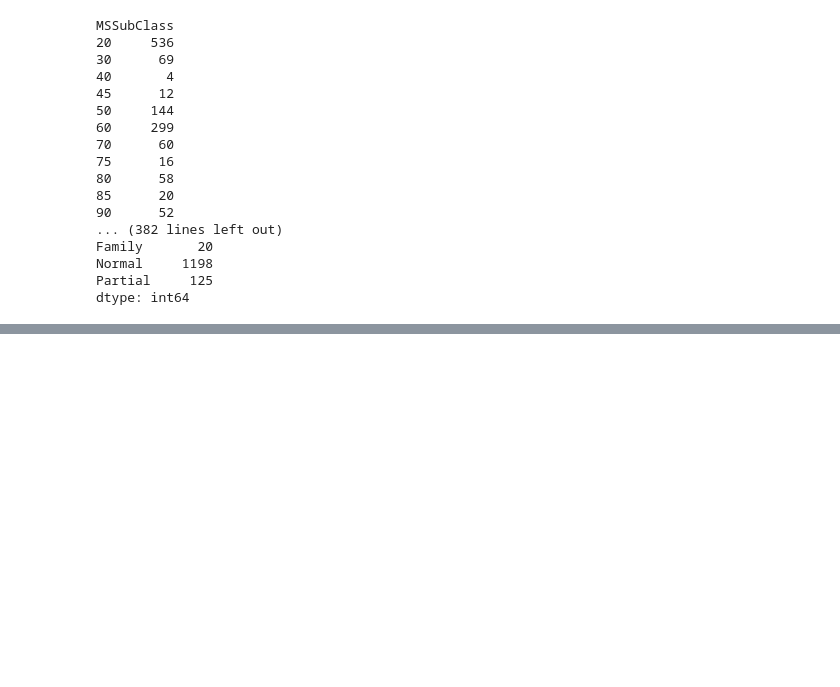
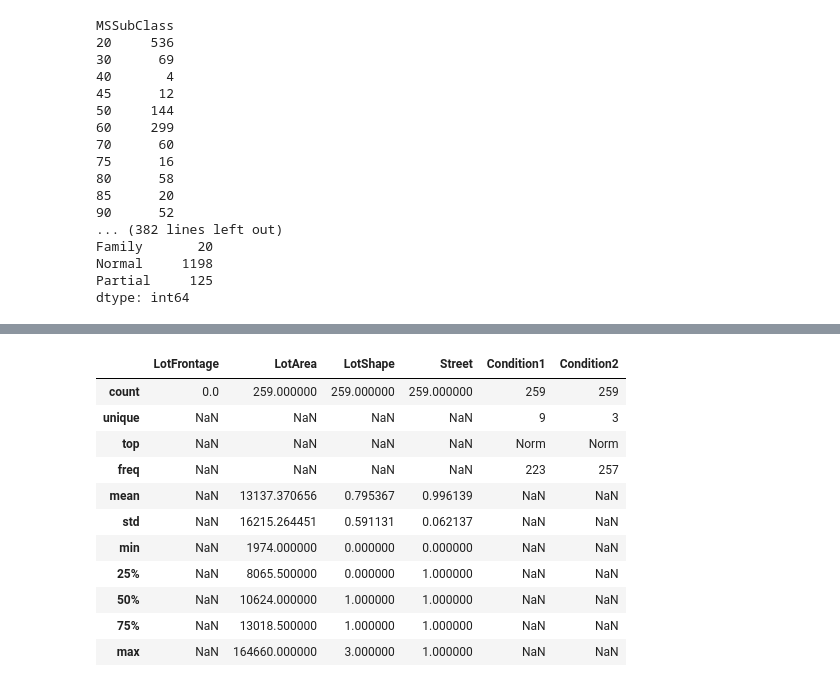
Before and after one commit to Hodapp87/kaggle-house-prices, a Jupyter notebook: Scratch for House Prices competition on Kaggle.ipynb, the cells around one changed output, grey strips where cells are left out. Cells and saved outputs as stored; diff of their text form; code cells hidden in the pictures; blank space fills up the shorter version.

```diff
--- a/Scratch for House Prices competition on Kaggle.ipynb
+++ b/Scratch for House Prices competition on Kaggle.ipynb
@@ -27,9 +24,13 @@ test_raw  = pandas.read_csv("test.csv")
 # %%
+train_raw = pandas.read_csv("train.csv")
+test_raw  = pandas.read_csv("test.csv")
+
 # Any columns of type 'object' should be categories.
-# Also, per data_description.txt, MSSubClass is categorical, not numerical.
+# Also, per data_description.txt, MSSubClass is categorical, not numerical. (?)
 category_cols = [n for n,t in train_raw.dtypes.iteritems() if t == object] + ["MSSubClass"]
 for c in category_cols:
     train_raw[c] = train_raw[c].astype("category")
+    test_raw[c] = test_raw[c].astype("category")
 # %% [markdown]
 ### Scratch & exploration (all non-essential code):
 # %%
@@ -229,0 +365,16 @@ rfe = sklearn.feature_selection.RFE(lr)
+# %%
+# Examine street-related features with the NAs in LotFrontage:
+train[["LotFrontage", "LotArea", "LotShape", "Street", "Condition1", "Condition2"]][train.LotFrontage.isnull()].describe(include='all')
+# %% [output]
+|  | LotFrontage | LotArea | LotShape | Street | Condition1 | Condition2 |
+| count | 0.0 | 259.000000 | 259.000000 | 259.000000 | 259 | 259 |
+| unique | NaN | NaN | NaN | NaN | 9 | 3 |
+| top | NaN | NaN | NaN | NaN | Norm | Norm |
+| freq | NaN | NaN | NaN | NaN | 223 | 257 |
+| mean | NaN | 13137.370656 | 0.795367 | 0.996139 | NaN | NaN |
+| std | NaN | 16215.264451 | 0.591131 | 0.062137 | NaN | NaN |
+| min | NaN | 1974.000000 | 0.000000 | 0.000000 | NaN | NaN |
+| 25% | NaN | 8065.500000 | 0.000000 | 1.000000 | NaN | NaN |
+| 50% | NaN | 10624.000000 | 1.000000 | 1.000000 | NaN | NaN |
+| 75% | NaN | 13018.500000 | 1.000000 | 1.000000 | NaN | NaN |
+| max | NaN | 164660.000000 | 3.000000 | 1.000000 | NaN | NaN |
```
Also changed, not shown: parts of 12 cells of this notebook.
